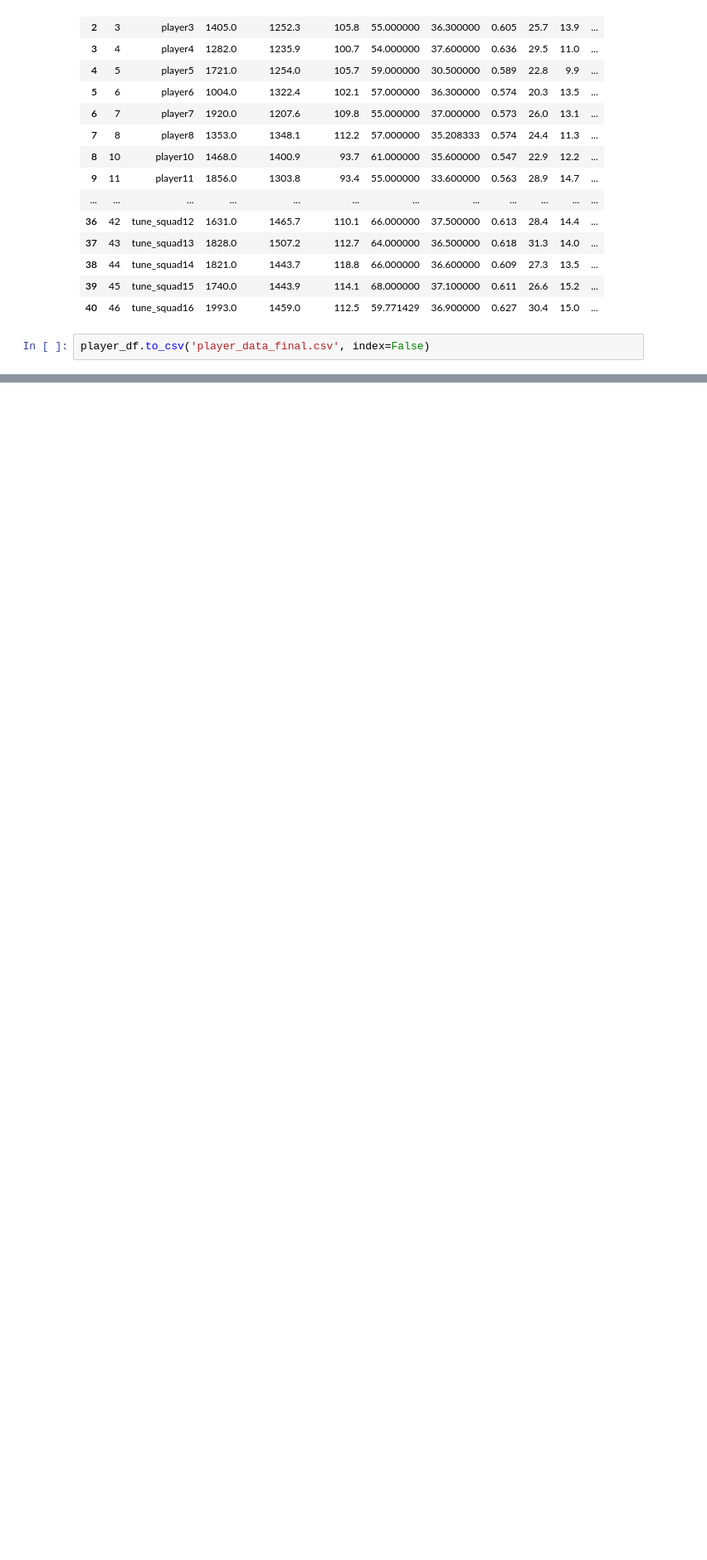
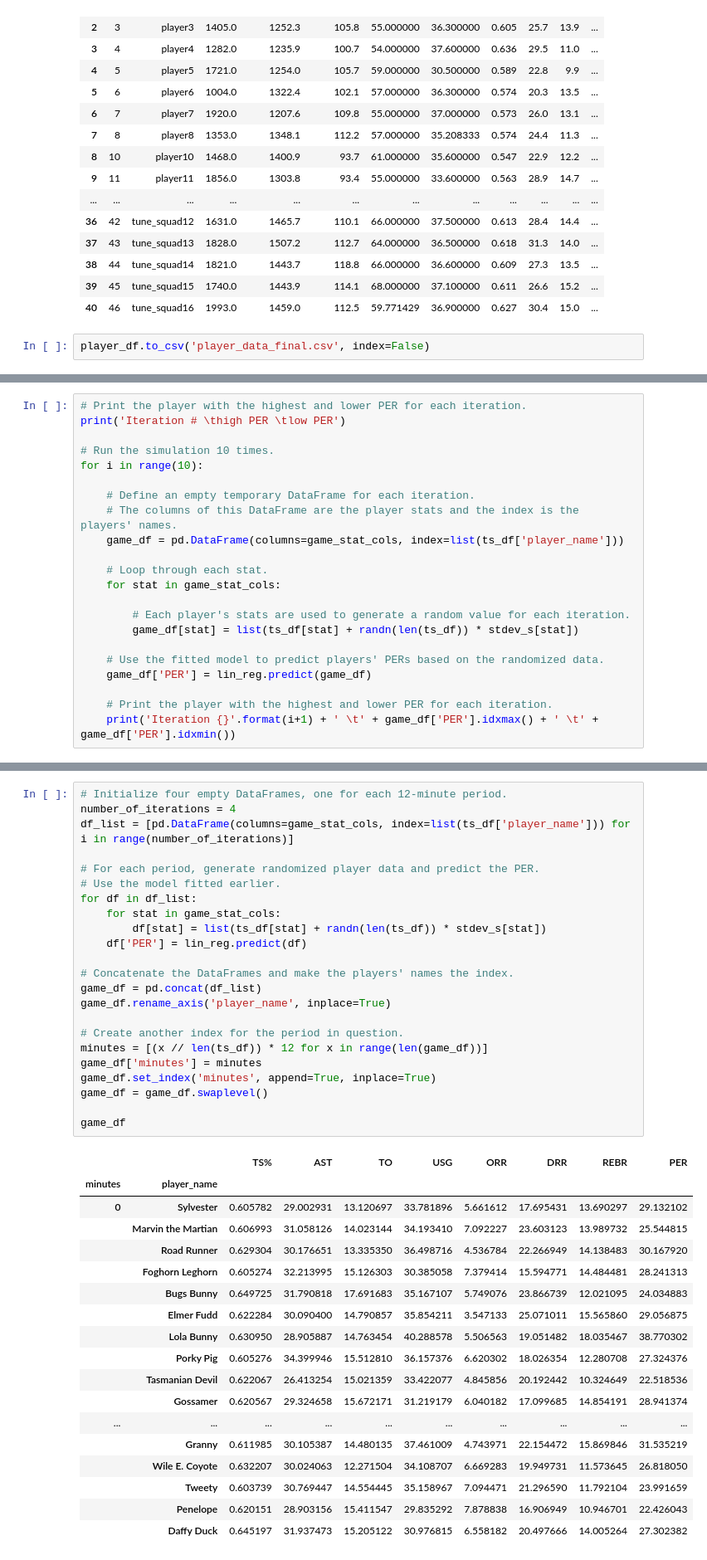
Before and after one commit to bblicharska/WdUCH_-projekt1, a Jupyter notebook: space-jam-anl/space-jam-anl.ipynb, the cells around one changed output, grey strips where cells are left out. Shown: that part at 83% size. Saved outputs shown, nothing was run; the diff lists cells and outputs as text; blank space fills up the shorter version.

```diff
--- a/space-jam-anl/space-jam-anl.ipynb
+++ b/space-jam-anl/space-jam-anl.ipynb
@@ -657,0 +780,22 @@ player_df.to_csv('player_data_final.csv', index=False)
+# %%
+# Print the player with the highest and lower PER for each iteration.
+print('Iteration # \thigh PER \tlow PER')
+
+# Run the simulation 10 times.
+for i in range(10):
+
+    # Define an empty temporary DataFrame for each iteration.
+    # The columns of this DataFrame are the player stats and the index is the players' names.
+    game_df = pd.DataFrame(columns=game_stat_cols, index=list(ts_df['player_name']))
+
+    # Loop through each stat.
+    for stat in game_stat_cols:
+
+        # Each player's stats are used to generate a random value for each iteration.
+        game_df[stat] = list(ts_df[stat] + randn(len(ts_df)) * stdev_s[stat])
+
+    # Use the fitted model to predict players' PERs based on the randomized data.
+    game_df['PER'] = lin_reg.predict(game_df)
+
+    # Print the player with the highest and lower PER for each iteration.
+    print('Iteration {}'.format(i+1) + ' \t' + game_df['PER'].idxmax() + ' \t' + game_df['PER'].idxmin())
@@ -657,0 +814,42 @@ player_df.to_csv('player_data_final.csv', index=False)
+# %%
+# Initialize four empty DataFrames, one for each 12-minute period.
+number_of_iterations = 4
+df_list = [pd.DataFrame(columns=game_stat_cols, index=list(ts_df['player_name'])) for i in range(number_of_iterations)]
+
+# For each period, generate randomized player data and predict the PER.
+# Use the model fitted earlier.
+for df in df_list:
+    for stat in game_stat_cols:
+        df[stat] = list(ts_df[stat] + randn(len(ts_df)) * stdev_s[stat])
+    df['PER'] = lin_reg.predict(df)
+
+# Concatenate the DataFrames and make the players' names the index.
+game_df = pd.concat(df_list)
+game_df.rename_axis('player_name', inplace=True)
+
+# Create another index for the period in question.
+minutes = [(x // len(ts_df)) * 12 for x in range(len(game_df))]
+game_df['minutes'] = minutes
+game_df.set_index('minutes', append=True, inplace=True)
+game_df = game_df.swaplevel()
+
+game_df
+# %% [output]
+|  |  | TS% | AST | TO | USG | ORR | DRR | REBR | PER |
+| minutes | player_name |  |  |  |  |  |  |  |  |
+| 0 | Sylvester | 0.605782 | 29.002931 | 13.120697 | 33.781896 | 5.661612 | 17.695431 | 13.690297 | 29.132102 |
+|  | Marvin the Martian | 0.606993 | 31.058126 | 14.023144 | 34.193410 | 7.092227 | 23.603123 | 13.989732 | 25.544815 |
+|  | Road Runner | 0.629304 | 30.176651 | 13.335350 | 36.498716 | 4.536784 | 22.266949 | 14.138483 | 30.167920 |
+|  | Foghorn Leghorn | 0.605274 | 32.213995 | 15.126303 | 30.385058 | 7.379414 | 15.594771 | 14.484481 | 28.241313 |
+|  | Bugs Bunny | 0.649725 | 31.790818 | 17.691683 | 35.167107 | 5.749076 | 23.866739 | 12.021095 | 24.034883 |
+|  | Elmer Fudd | 0.622284 | 30.090400 | 14.790857 | 35.854211 | 3.547133 | 25.071011 | 15.565860 | 29.056875 |
+|  | Lola Bunny | 0.630950 | 28.905887 | 14.763454 | 40.288578 | 5.506563 | 19.051482 | 18.035467 | 38.770302 |
+|  | Porky Pig | 0.605276 | 34.399946 | 15.512810 | 36.157376 | 6.620302 | 18.026354 | 12.280708 | 27.324376 |
+|  | Tasmanian Devil | 0.622067 | 26.413254 | 15.021359 | 33.422077 | 4.845856 | 20.192442 | 10.324649 | 22.518536 |
+|  | Gossamer | 0.620567 | 29.324658 | 15.672171 | 31.219179 | 6.040182 | 17.099685 | 14.854191 | 28.941374 |
+| ... | ... | ... | ... | ... | ... | ... | ... | ... | ... |
+|  | Granny | 0.611985 | 30.105387 | 14.480135 | 37.461009 | 4.743971 | 22.154472 | 15.869846 | 31.535219 |
+|  | Wile E. Coyote | 0.632207 | 30.024063 | 12.271504 | 34.108707 | 6.669283 | 19.949731 | 11.573645 | 26.818050 |
+|  | Tweety | 0.603739 | 30.769447 | 14.554445 | 35.158967 | 7.094471 | 21.296590 | 11.792104 | 23.991659 |
+|  | Penelope | 0.620151 | 28.903156 | 15.411547 | 29.835292 | 7.878838 | 16.906949 | 10.946701 | 22.426043 |
+|  | Daffy Duck | 0.645197 | 31.937473 | 15.205122 | 30.976815 | 6.558182 | 20.497666 | 14.005264 | 27.302382 |
```
Also changed, not shown: parts of 12 cells of this notebook, 2 other files.
